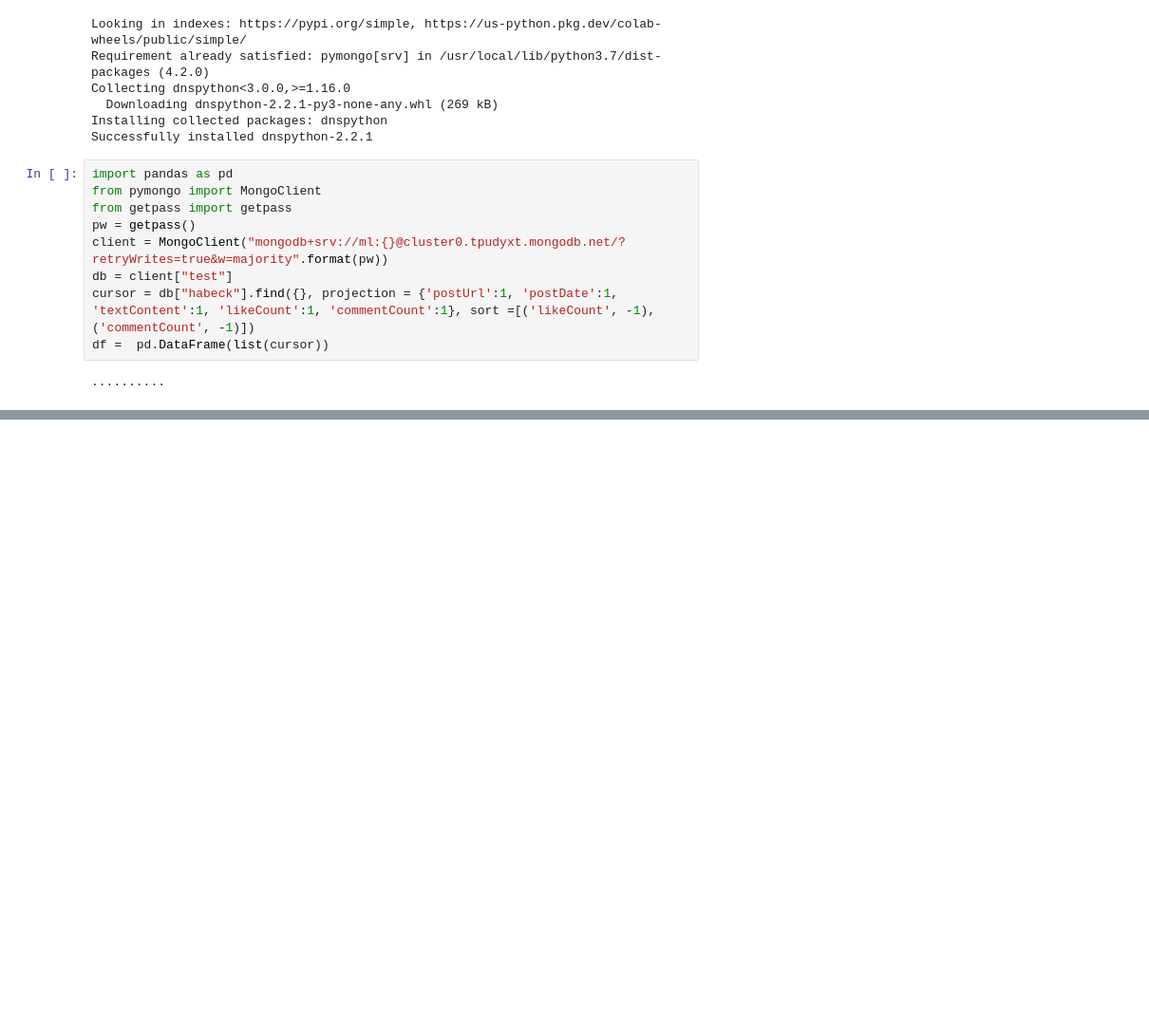
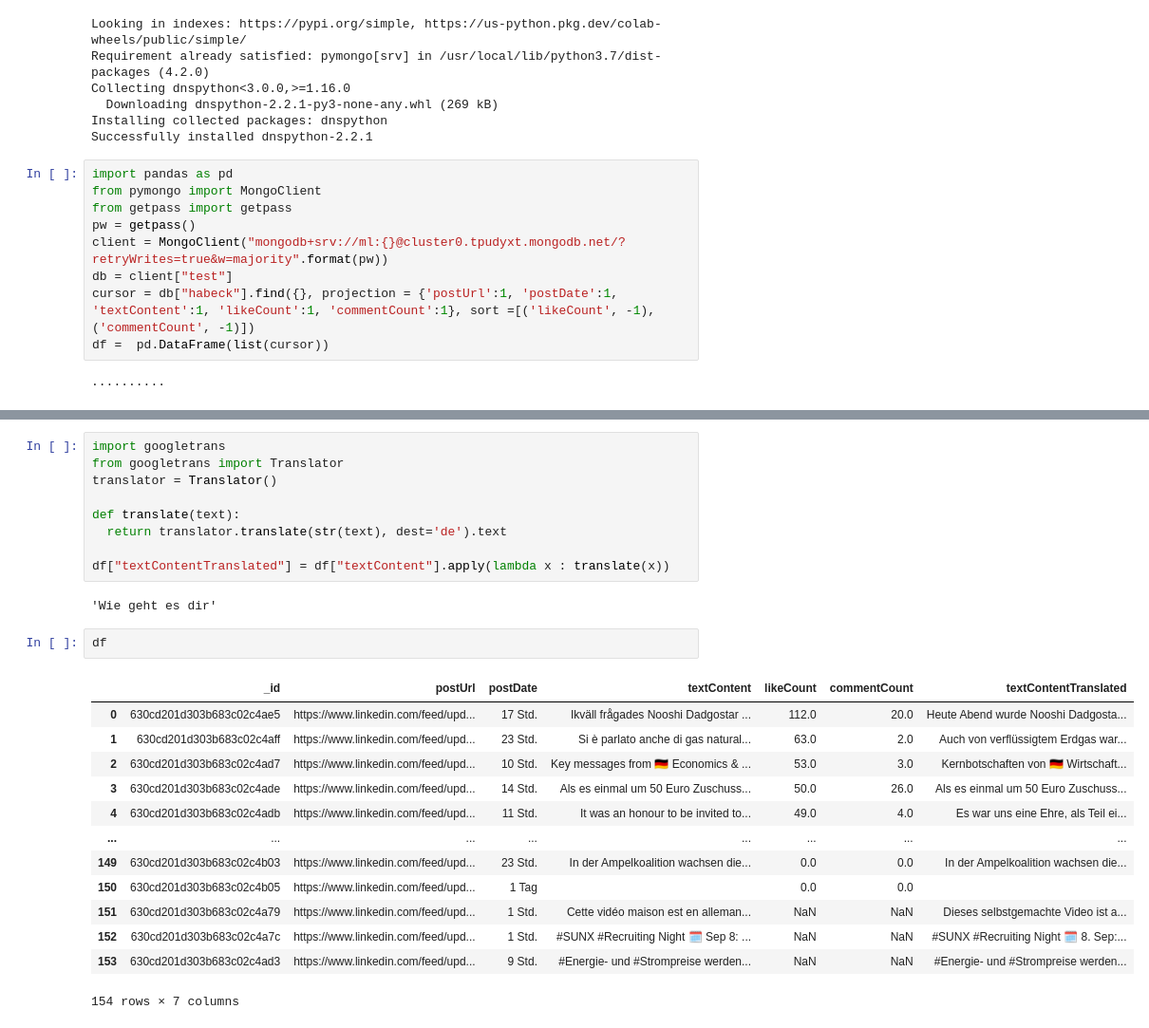
Before and after one commit to belaso/ml, a Jupyter notebook: Habeck.ipynb, the cells around one changed output, grey strips where cells are left out. Shown: that part at 95% size. Cells and saved outputs as stored; diff of their text form; blank space fills up the shorter version.

```diff
--- a/Habeck.ipynb
+++ b/Habeck.ipynb
@@ -59,0 +80,27 @@ df[df["likeCount"]>=5]
+# %%
+import googletrans
+from googletrans import Translator
+translator = Translator()
+
+def translate(text):
+  return translator.translate(str(text), dest='de').text
+
+df["textContentTranslated"] = df["textContent"].apply(lambda x : translate(x))
+# %% [output]
+'Wie geht es dir'
+# %%
+df
+# %% [output]
+|  | _id | postUrl | postDate | textContent | likeCount | commentCount | textContentTranslated |
+| 0 | 630cd201d303b683c02c4ae5 | https://www.linkedin.com/feed/upd... | 17 Std. | Ikväll frågades Nooshi Dadgostar ... | 112.0 | 20.0 | Heute Abend wurde Nooshi Dadgosta... |
+| 1 | 630cd201d303b683c02c4aff | https://www.linkedin.com/feed/upd... | 23 Std. | Si è parlato anche di gas natural... | 63.0 | 2.0 | Auch von verflüssigtem Erdgas war... |
+| 2 | 630cd201d303b683c02c4ad7 | https://www.linkedin.com/feed/upd... | 10 Std. | Key messages from 🇩🇪 Economics & ... | 53.0 | 3.0 | Kernbotschaften von 🇩🇪 Wirtschaft... |
+| 3 | 630cd201d303b683c02c4ade | https://www.linkedin.com/feed/upd... | 14 Std. | Als es einmal um 50 Euro Zuschuss... | 50.0 | 26.0 | Als es einmal um 50 Euro Zuschuss... |
+| 4 | 630cd201d303b683c02c4adb | https://www.linkedin.com/feed/upd... | 11 Std. | It was an honour to be invited to... | 49.0 | 4.0 | Es war uns eine Ehre, als Teil ei... |
+| ... | ... | ... | ... | ... | ... | ... | ... |
+| 149 | 630cd201d303b683c02c4b03 | https://www.linkedin.com/feed/upd... | 23 Std. | In der Ampelkoalition wachsen die... | 0.0 | 0.0 | In der Ampelkoalition wachsen die... |
+| 150 | 630cd201d303b683c02c4b05 | https://www.linkedin.com/feed/upd... | 1 Tag |  | 0.0 | 0.0 |  |
+| 151 | 630cd201d303b683c02c4a79 | https://www.linkedin.com/feed/upd... | 1 Std. | Cette vidéo maison est en alleman... | NaN | NaN | Dieses selbstgemachte Video ist a... |
+| 152 | 630cd201d303b683c02c4a7c | https://www.linkedin.com/feed/upd... | 1 Std. | #SUNX #Recruiting Night 🗓 Sep 8: ... | NaN | NaN | #SUNX #Recruiting Night 🗓 8. Sep:... |
+| 153 | 630cd201d303b683c02c4ad3 | https://www.linkedin.com/feed/upd... | 9 Std. | #Energie- und #Strompreise werden... | NaN | NaN | #Energie- und #Strompreise werden... |
+154 rows × 7 columns
```
Also changed, not shown: parts of 3 cells of this notebook.
